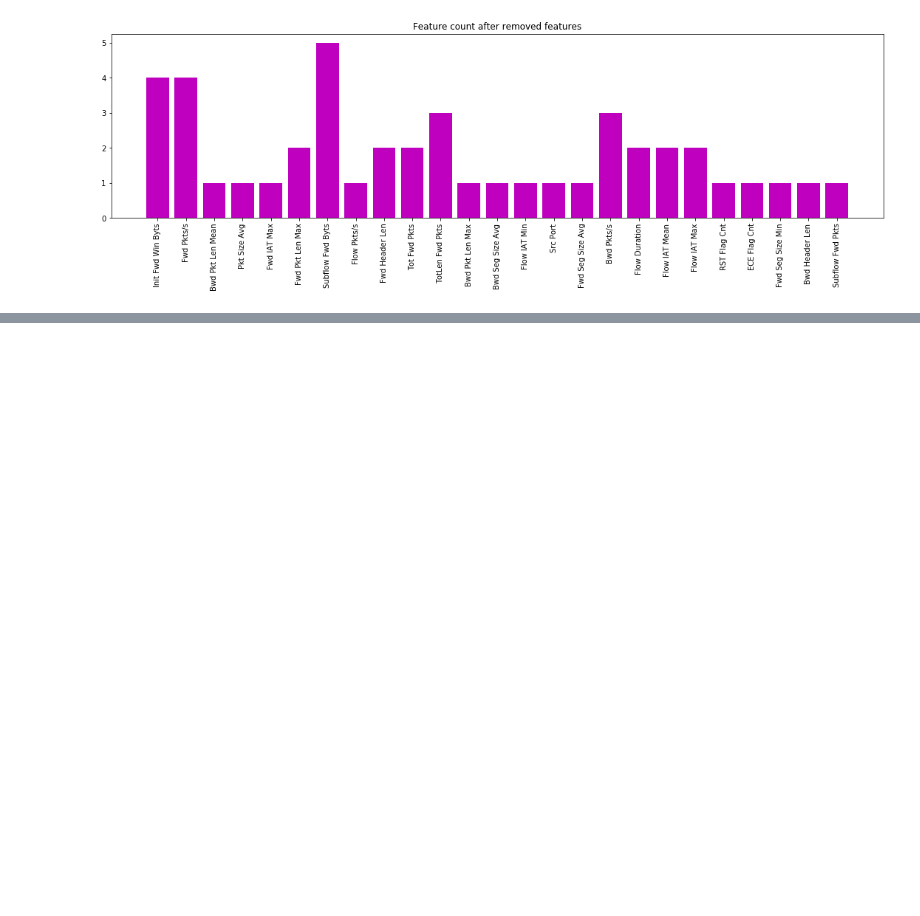
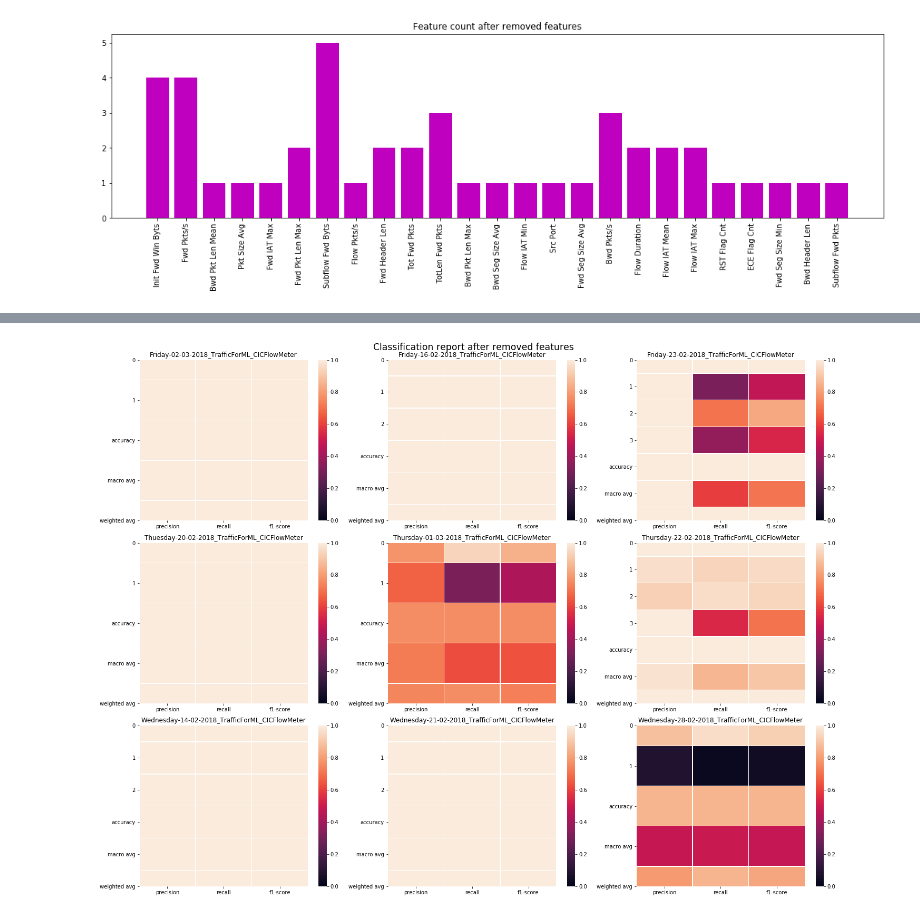
Before and after one commit to SusmitaDumiRai/Dissertation, a Jupyter notebook: Gregynog/Presentation.ipynb, the cells around one changed output, grey strips where cells are left out. Saved outputs shown, nothing was run; the diff lists cells and outputs as text; code cells hidden in the pictures; blank space fills up the shorter version.

```diff
--- a/Gregynog/Presentation.ipynb
+++ b/Gregynog/Presentation.ipynb
@@ -128,0 +159,5 @@ plot_feature_count(standard_features, "Feature count after removed features", 'm
+# %%
+plot_classification_report(os.path.join(file_locations, standard_split), 0,
+                           "Classification report after removed features")
+# %% [output]
+[figure, added]
```
Also changed, not shown: parts of 8 cells of this notebook.
